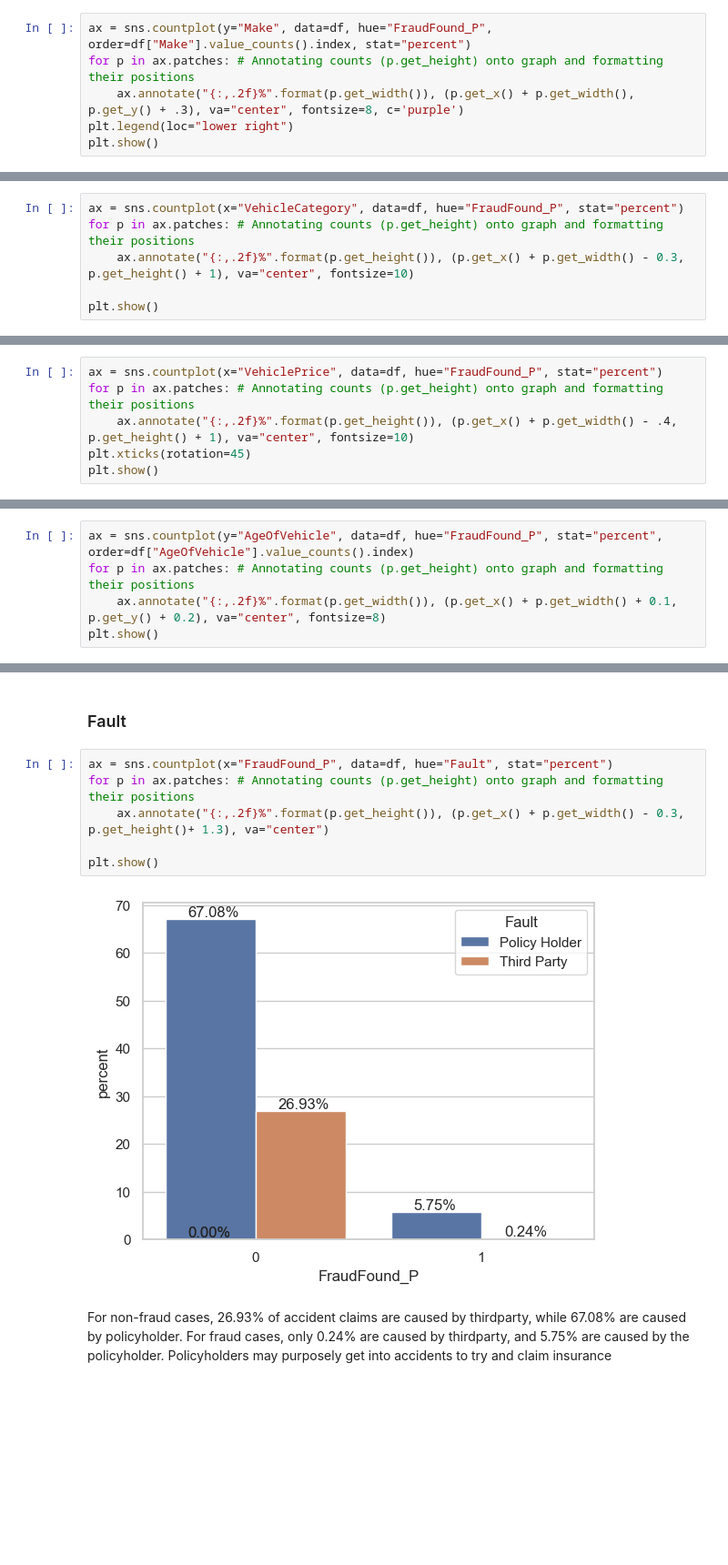
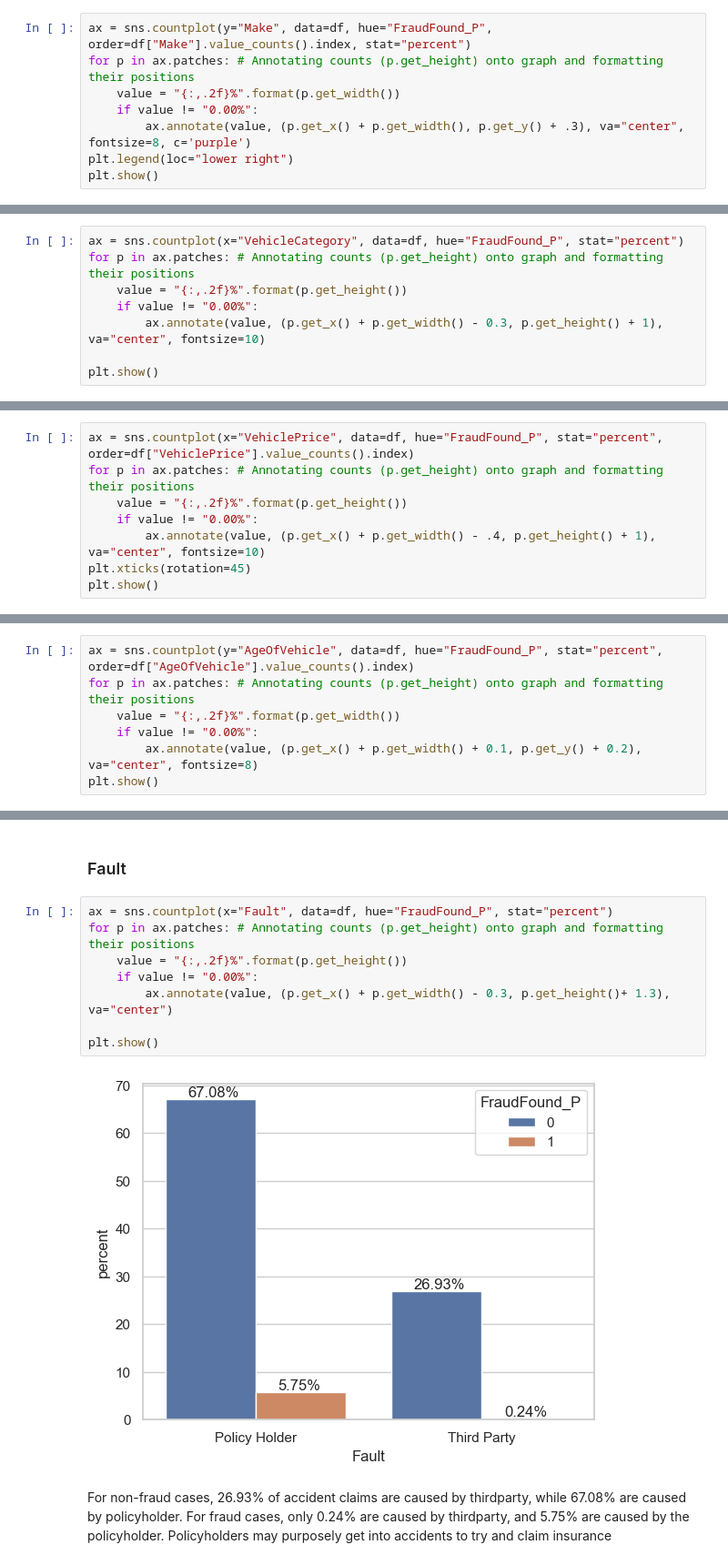
Before and after one commit to lulucopter/dsa4263-fraud-detection, a Jupyter notebook: eda.ipynb, the cells around one changed output, grey strips where cells are left out. Shown at 91% size. Cells and saved outputs as stored; diff of their text form; blank space fills up the shorter version.

```diff
--- a/eda.ipynb
+++ b/eda.ipynb
@@ -619,7 +626,9 @@ Unique values for 'FraudFound_P': [0 1]
 # %%
 ax = sns.countplot(y="Make", data=df, hue="FraudFound_P", order=df["Make"].value_counts().index, stat="percent")
 for p in ax.patches: # Annotating counts (p.get_height) onto graph and formatting their positions
-    ax.annotate("{:,.2f}%".format(p.get_width()), (p.get_x() + p.get_width(), p.get_y() + .3), va="center", fontsize=8, c='purple')
+    value = "{:,.2f}%".format(p.get_width())
+    if value != "0.00%":
+        ax.annotate(value, (p.get_x() + p.get_width(), p.get_y() + .3), va="center", fontsize=8, c='purple')
 plt.legend(loc="lower right")
 plt.show()
 # %% [output]
@@ -631,7 +640,9 @@ The most popular car model involved in accidents is Pontiac, followed by Toyota
 # %%
 ax = sns.countplot(x="VehicleCategory", data=df, hue="FraudFound_P", stat="percent")
 for p in ax.patches: # Annotating counts (p.get_height) onto graph and formatting their positions
-    ax.annotate("{:,.2f}%".format(p.get_height()), (p.get_x() + p.get_width() - 0.3, p.get_height() + 1), va="center", fontsize=10)
+    value = "{:,.2f}%".format(p.get_height())
+    if value != "0.00%":
+        ax.annotate(value, (p.get_x() + p.get_width() - 0.3, p.get_height() + 1), va="center", fontsize=10)
 
 plt.show()
 # %% [output]
@@ -641,9 +652,11 @@ Sedans are the most involved in accident claims. That makes sense, as the most p
 # %% [markdown]
 ### VehiclePrice
 # %%
-ax = sns.countplot(x="VehiclePrice", data=df, hue="FraudFound_P", stat="percent")
+ax = sns.countplot(x="VehiclePrice", data=df, hue="FraudFound_P", stat="percent", order=df["VehiclePrice"].value_counts().index)
 for p in ax.patches: # Annotating counts (p.get_height) onto graph and formatting their positions
-    ax.annotate("{:,.2f}%".format(p.get_height()), (p.get_x() + p.get_width() - .4, p.get_height() + 1), va="center", fontsize=10)
+    value = "{:,.2f}%".format(p.get_height())
+    if value != "0.00%":
+        ax.annotate(value, (p.get_x() + p.get_width() - .4, p.get_height() + 1), va="center", fontsize=10)
 plt.xticks(rotation=45)
 plt.show()
 # %% [output]
@@ -680,6 +693,8 @@ The make and price of vehicles with greatest number of fraud claims is Toyota, b
 # %%
 ax = sns.countplot(y="AgeOfVehicle", data=df, hue="FraudFound_P", stat="percent", order=df["AgeOfVehicle"].value_counts().index)
 for p in ax.patches: # Annotating counts (p.get_height) onto graph and formatting their positions
-    ax.annotate("{:,.2f}%".format(p.get_width()), (p.get_x() + p.get_width() + 0.1, p.get_y() + 0.2), va="center", fontsize=8)
+    value = "{:,.2f}%".format(p.get_width())
+    if value != "0.00%":
+        ax.annotate(value, (p.get_x() + p.get_width() + 0.1, p.get_y() + 0.2), va="center", fontsize=8)
 plt.show()
 # %% [output]
@@ -689,13 +704,15 @@ Older vehicles are more likely to be involved in fraudulent claims; 6 years and
 # %% [markdown]
 ### Fault
 # %%
-ax = sns.countplot(x="FraudFound_P", data=df, hue="Fault", stat="percent")
+ax = sns.countplot(x="Fault", data=df, hue="FraudFound_P", stat="percent")
 for p in ax.patches: # Annotating counts (p.get_height) onto graph and formatting their positions
-    ax.annotate("{:,.2f}%".format(p.get_height()), (p.get_x() + p.get_width() - 0.3, p.get_height()+ 1.3), va="center")
+    value = "{:,.2f}%".format(p.get_height())
+    if value != "0.00%":
+        ax.annotate(value, (p.get_x() + p.get_width() - 0.3, p.get_height()+ 1.3), va="center")
 
 plt.show()
 # %% [output]
-[figure, old version]
+[figure, new version]
 # %% [markdown]
 For non-fraud cases, 26.93% of accident claims are caused by thirdparty, while 67.08% are caused by policyholder. For fraud cases, only 0.24% are caused by thirdparty, and 5.75% are caused by the policyholder. Policyholders may purposely get into accidents to try and claim insurance
 # %% [markdown]
```
Also changed, not shown: parts of 58 cells of this notebook.
